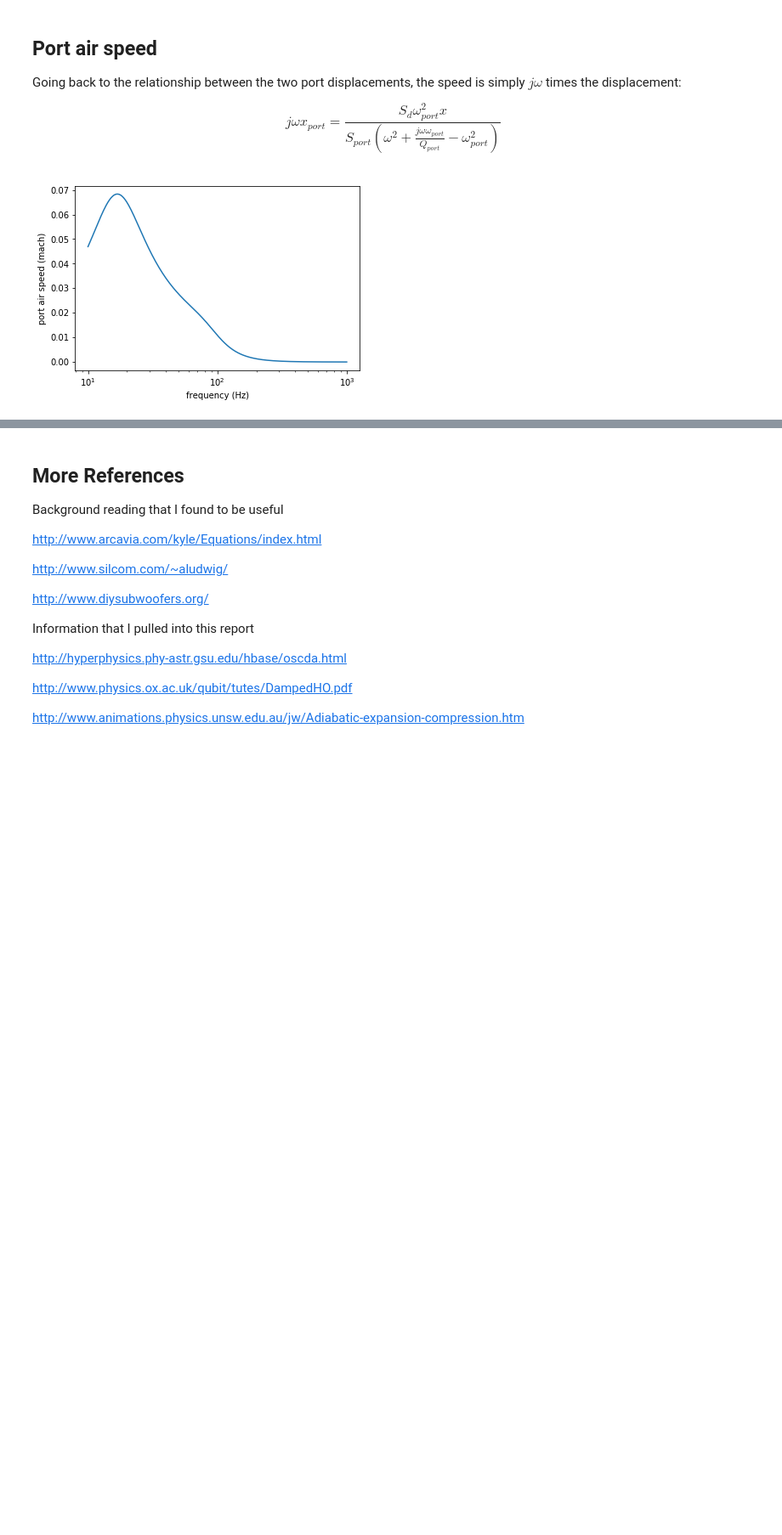
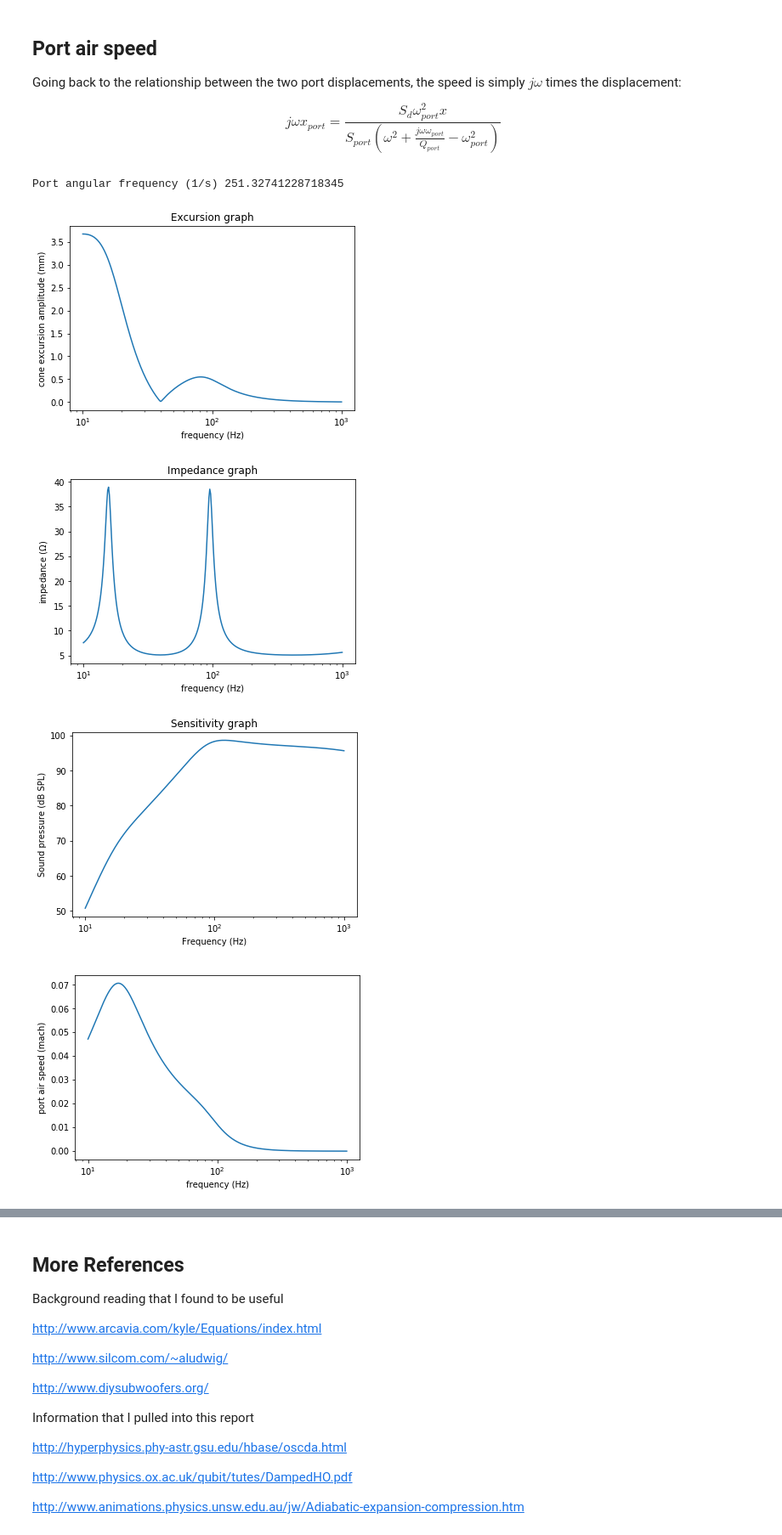
Before and after one commit to bassistTech/SpeakerTheory, a Jupyter notebook: SpeakerTheory.ipynb, the cells around one changed output, grey strips where cells are left out. Shown at 85% size. Cells and saved outputs as stored; diff of their text form; code cells hidden in the pictures; blank space fills up the shorter version.

```diff
--- a/SpeakerTheory.ipynb
+++ b/SpeakerTheory.ipynb
@@ -660,18 +761,14 @@ Port angular frequency (1/s) 251.32741228718345
 Going back to the relationship between the two port displacements, the speed is simply $j\omega$ times the displacement:
 
 $$j \omega x_{port} = \frac {S_d \omega_{port}^2 x} {S_{port}(\omega^2 + \frac {j \omega \omega_{port}} {Q_{port}} - \omega_{port}^2)}$$
-# %%
-kappa2 = w_port**2/(w**2 - 1j*w*w_port/Q_port - w_port**2)
-Keff = K + kappa*K_box
-S_port = pi*d_port/4
-x = BL*Vrms/m/z/(Keff/m + 1j*w*(BL**2/m/z + C/m) - w**2)
-v_port = 1j*w* kappa2*x*S_d/S_port
-semilogx(f, abs(v_port)*1000*1.414/c)
-xlabel('frequency (Hz)')
-ylabel('port air speed (mach)')
-show()
-# %% [output]
-[figure, removed]
+# %%
+plots(K_box, ported = True)
+# %% [output]
+Port angular frequency (1/s) 251.32741228718345
+[figure, added]
+[figure, added]
+[figure, added]
+[figure, added]
 # %% [markdown]
 ## Comparison to WinISD
 
```
Also changed, not shown: parts of 18 cells of this notebook.
